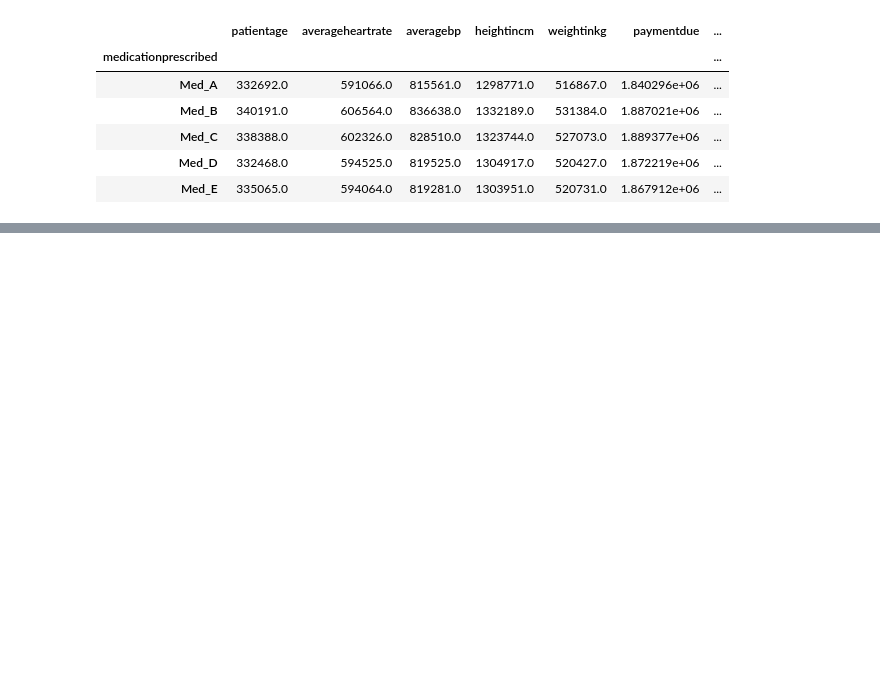
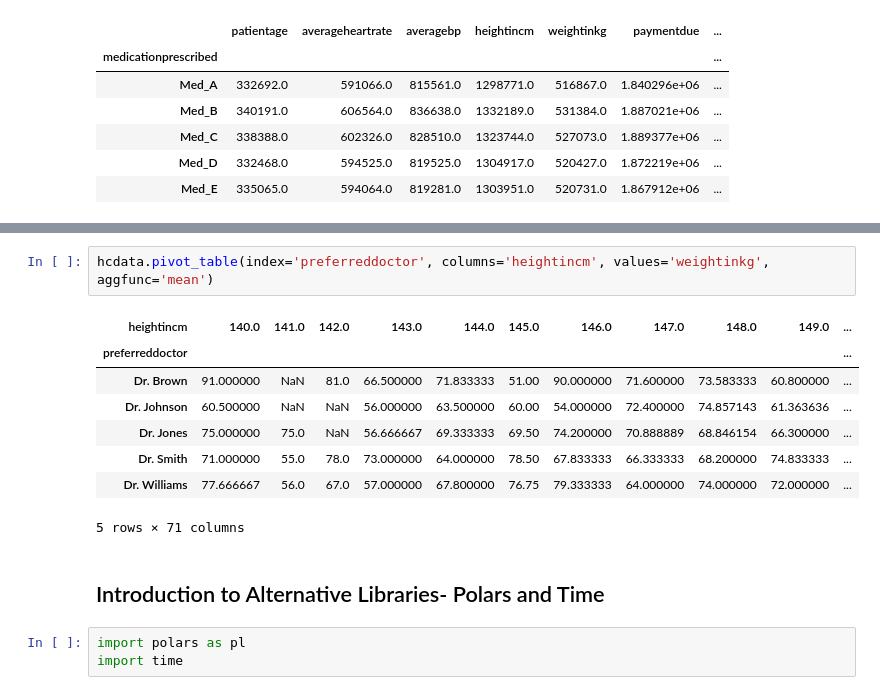
Before and after one commit to amnasyed1/datasci_2_manipulation, a Jupyter notebook: week2assignment507.ipynb, the cells around one changed output, grey strips where cells are left out. Cells and saved outputs as stored; diff of their text form; blank space fills up the shorter version.

```diff
--- a/week2assignment507.ipynb
+++ b/week2assignment507.ipynb
@@ -218,0 +334,16 @@ hcdata.groupby('medicationprescribed').sum()
+# %%
+hcdata.pivot_table(index='preferreddoctor', columns='heightincm', values='weightinkg', aggfunc='mean')
+# %% [output]
+| heightincm | 140.0 | 141.0 | 142.0 | 143.0 | 144.0 | 145.0 | 146.0 | 147.0 | 148.0 | 149.0 | ... |
+| preferreddoctor |  |  |  |  |  |  |  |  |  |  | ... |
+| Dr. Brown | 91.000000 | NaN | 81.0 | 66.500000 | 71.833333 | 51.00 | 90.000000 | 71.600000 | 73.583333 | 60.800000 | ... |
+| Dr. Johnson | 60.500000 | NaN | NaN | 56.000000 | 63.500000 | 60.00 | 54.000000 | 72.400000 | 74.857143 | 61.363636 | ... |
+| Dr. Jones | 75.000000 | 75.0 | NaN | 56.666667 | 69.333333 | 69.50 | 74.200000 | 70.888889 | 68.846154 | 66.300000 | ... |
+| Dr. Smith | 71.000000 | 55.0 | 78.0 | 73.000000 | 64.000000 | 78.50 | 67.833333 | 66.333333 | 68.200000 | 74.833333 | ... |
+| Dr. Williams | 77.666667 | 56.0 | 67.0 | 57.000000 | 67.800000 | 76.75 | 79.333333 | 64.000000 | 74.000000 | 72.000000 | ... |
+5 rows × 71 columns
+# %% [markdown]
+## Introduction to Alternative Libraries- Polars and Time
+# %%
+import polars as pl
+import time
```
Also changed, not shown: parts of 16 cells of this notebook.
